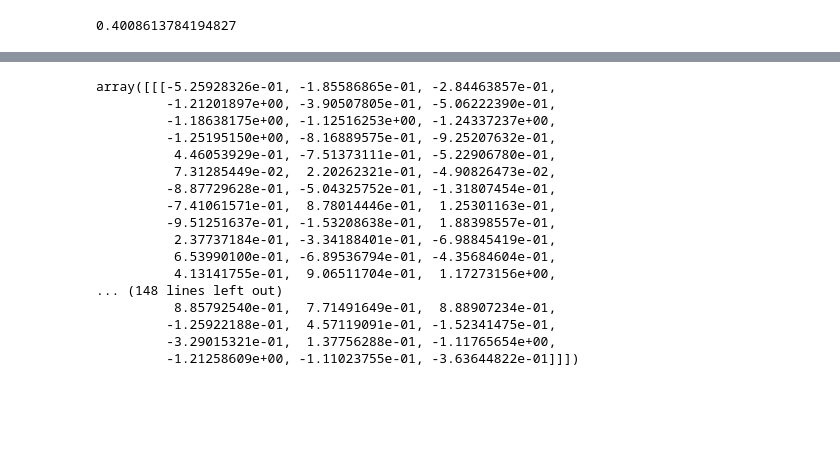
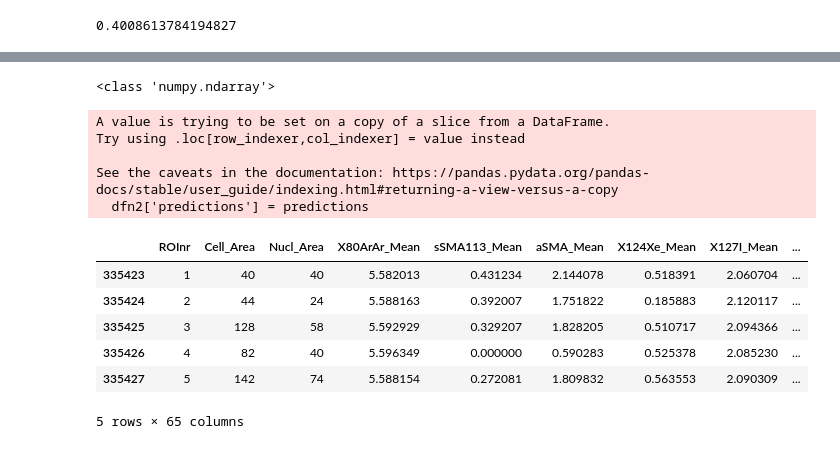
Before and after one commit to JanSuper/MasterProject1-1, a Jupyter notebook: Project.ipynb, the cells around one changed output, grey strips where cells are left out. Saved outputs shown, nothing was run; the diff lists cells and outputs as text; code cells hidden in the pictures; blank space fills up the shorter version.

Commit message:
cluster labels

```diff
--- a/Project.ipynb
+++ b/Project.ipynb
@@ -121,20 +124,23 @@ plt.show()
-# %%
-iris_som.cluster_centers_
-# %% [output]
-array([[[-5.25928326e-01, -1.85586865e-01, -2.84463857e-01,
-         -1.21201897e+00, -3.90507805e-01, -5.06222390e-01,
-         -1.18638175e+00, -1.12516253e+00, -1.24337237e+00,
-         -1.25195150e+00, -8.16889575e-01, -9.25207632e-01,
-          4.46053929e-01, -7.51373111e-01, -5.22906780e-01,
-          7.31285449e-02,  2.20262321e-01, -4.90826473e-02,
-         -8.87729628e-01, -5.04325752e-01, -1.31807454e-01,
-         -7.41061571e-01,  8.78014446e-01,  1.25301163e-01,
-         -9.51251637e-01, -1.53208638e-01,  1.88398557e-01,
-          2.37737184e-01, -3.34188401e-01, -6.98845419e-01,
-          6.53990100e-01, -6.89536794e-01, -4.35684604e-01,
-          4.13141755e-01,  9.06511704e-01,  1.17273156e+00,
-... (148 lines left out)
-          8.85792540e-01,  7.71491649e-01,  8.88907234e-01,
-         -1.25922188e-01,  4.57119091e-01, -1.52341475e-01,
-         -3.29015321e-01,  1.37756288e-01, -1.11765654e+00,
-         -1.21258609e+00, -1.11023755e-01, -3.63644822e-01]]])
+# %%
+print(type(predictions))
+# %% [output]
+<class 'numpy.ndarray'>
+# %%
+dfn2 = dfn[df['ImageNumber'] == '20210808_MBAA047_S8_R-2_D-S8_T42_R4']
+dfn2['predictions'] = predictions
+# %% [output]
+A value is trying to be set on a copy of a slice from a DataFrame.
+Try using .loc[row_indexer,col_indexer] = value instead
+
+See the caveats in the documentation: https://pandas.pydata.org/pandas-docs/stable/user_guide/indexing.html#returning-a-view-versus-a-copy
+  dfn2['predictions'] = predictions
+# %%
+dfn2.head()
+# %% [output]
+|  | ROInr | Cell_Area | Nucl_Area | X80ArAr_Mean | sSMA113_Mean | aSMA_Mean | X124Xe_Mean | X127I_Mean | ... |
+| 335423 | 1 | 40 | 40 | 5.582013 | 0.431234 | 2.144078 | 0.518391 | 2.060704 | ... |
+| 335424 | 2 | 44 | 24 | 5.588163 | 0.392007 | 1.751822 | 0.185883 | 2.120117 | ... |
+| 335425 | 3 | 128 | 58 | 5.592929 | 0.329207 | 1.828205 | 0.510717 | 2.094366 | ... |
+| 335426 | 4 | 82 | 40 | 5.596349 | 0.000000 | 0.590283 | 0.525378 | 2.085230 | ... |
+| 335427 | 5 | 142 | 74 | 5.588154 | 0.272081 | 1.809832 | 0.563553 | 2.090309 | ... |
+5 rows × 65 columns
```
Also changed, not shown: parts of 9 cells of this notebook.
